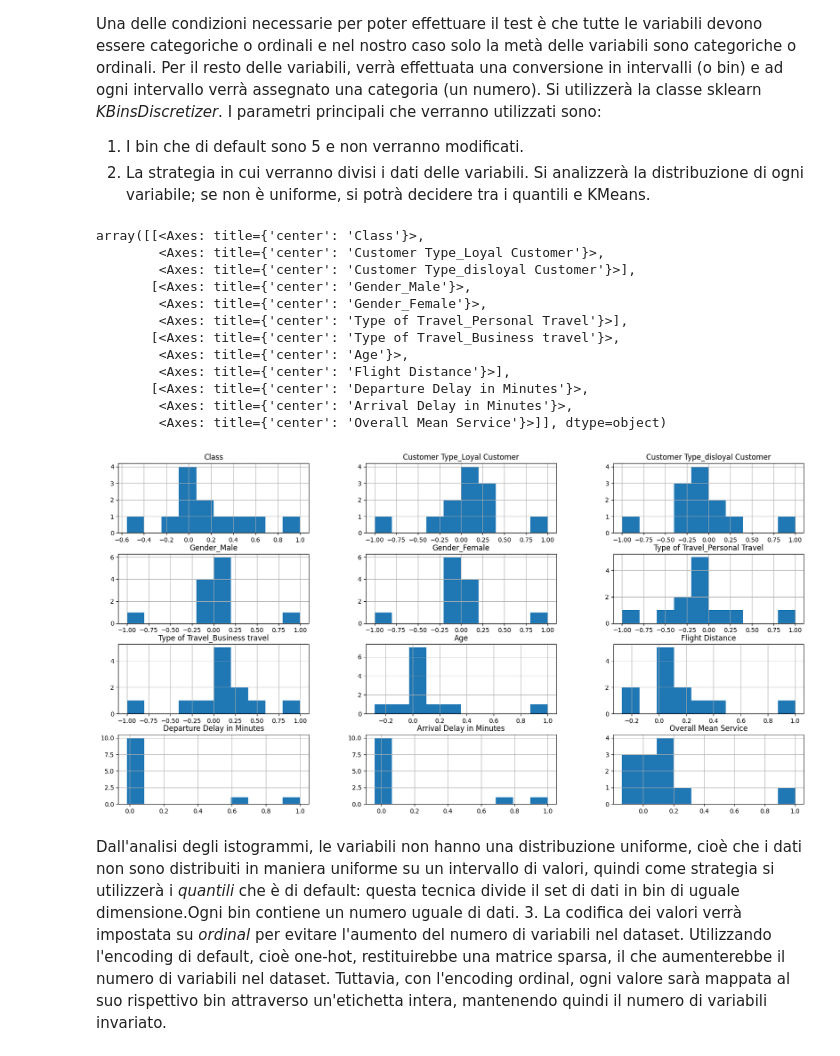
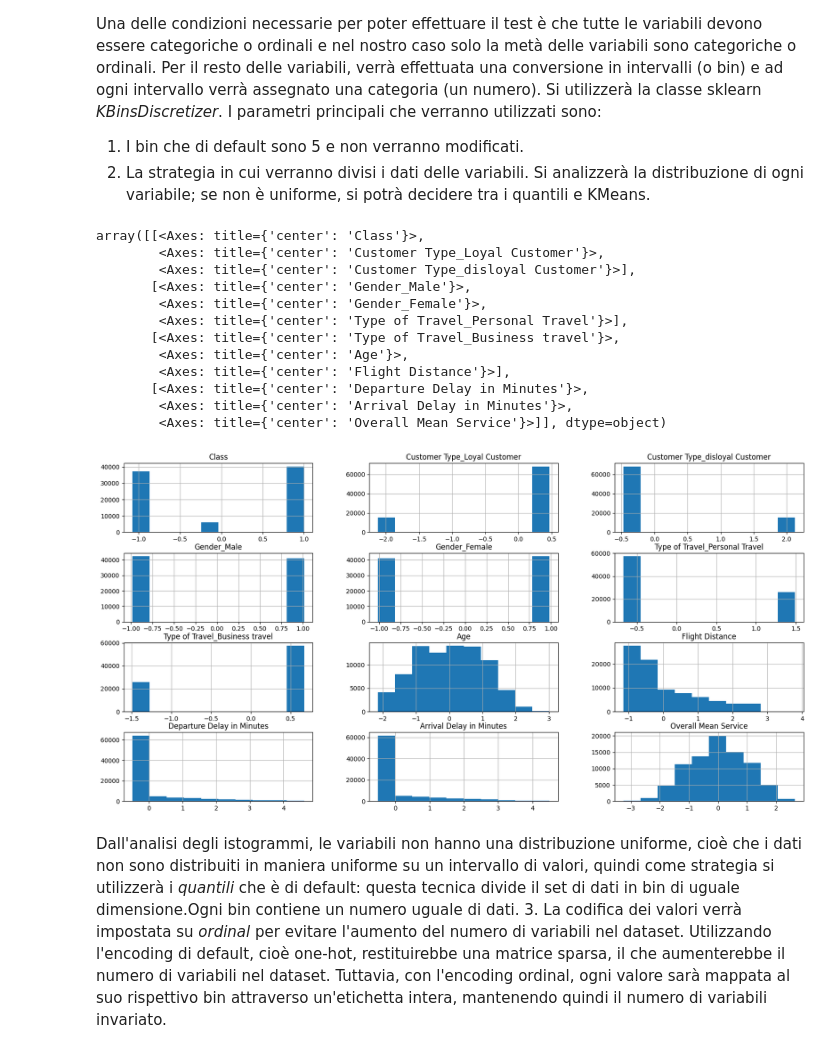
Before and after one commit to mingos25/Data-Science-Project, a Jupyter notebook: ds-project.ipynb, the cells around one changed output. Drawn from its saved outputs; the diff is of its cells as text; code cells hidden in the pictures.

```diff
--- a/ds-project.ipynb
+++ b/ds-project.ipynb
@@ -1012,21 +1027,21 @@ Una delle condizioni necessarie per poter effettuare il test è che tutte le var
 1. I bin che di default sono 5 e non verranno modificati.
 2. La strategia in cui verranno divisi i dati delle variabili. Si analizzerà la distribuzione di ogni variabile; se non è uniforme, si potrà decidere tra i quantili e KMeans.
 # %%
-df_train_scaled_corr.hist(figsize=(20,10))
+df_train_scaled.hist(figsize=(20,10))
 # %% [output]
 array([[<Axes: title={'center': 'Class'}>,
         <Axes: title={'center': 'Customer Type_Loyal Customer'}>,
         <Axes: title={'center': 'Customer Type_disloyal Customer'}>],
        [<Axes: title={'center': 'Gender_Male'}>,
         <Axes: title={'center': 'Gender_Female'}>,
         <Axes: title={'center': 'Type of Travel_Personal Travel'}>],
        [<Axes: title={'center': 'Type of Travel_Business travel'}>,
         <Axes: title={'center': 'Age'}>,
         <Axes: title={'center': 'Flight Distance'}>],
        [<Axes: title={'center': 'Departure Delay in Minutes'}>,
         <Axes: title={'center': 'Arrival Delay in Minutes'}>,
         <Axes: title={'center': 'Overall Mean Service'}>]], dtype=object)
-[figure, old version]
+[figure, new version]
 # %% [markdown]
 Dall'analisi degli istogrammi, le variabili non hanno una distribuzione uniforme, cioè che i dati non sono distribuiti in maniera uniforme su un intervallo di valori, quindi come strategia si utilizzerà i *quantili* che è di default: questa tecnica divide il set di dati in bin di uguale dimensione.Ogni bin contiene un numero uguale di dati.
 3. La codifica dei valori verrà impostata su *ordinal* per evitare l'aumento del numero di variabili nel dataset. Utilizzando l'encoding di default, cioè one-hot, restituirebbe una matrice sparsa, il che aumenterebbe il numero di variabili nel dataset. Tuttavia, con l'encoding ordinal, ogni valore sarà mappata al suo rispettivo bin attraverso un'etichetta intera, mantenendo quindi il numero di variabili invariato.
```
Also changed, not shown: parts of 9 cells of this notebook.
